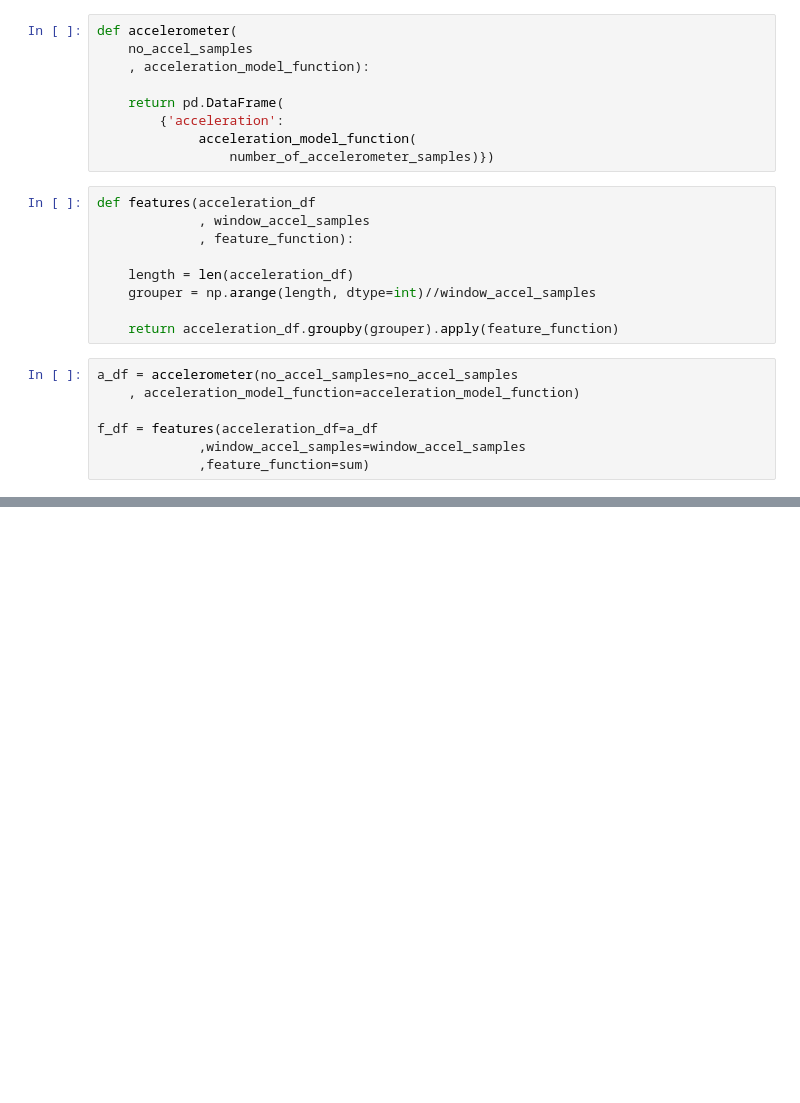
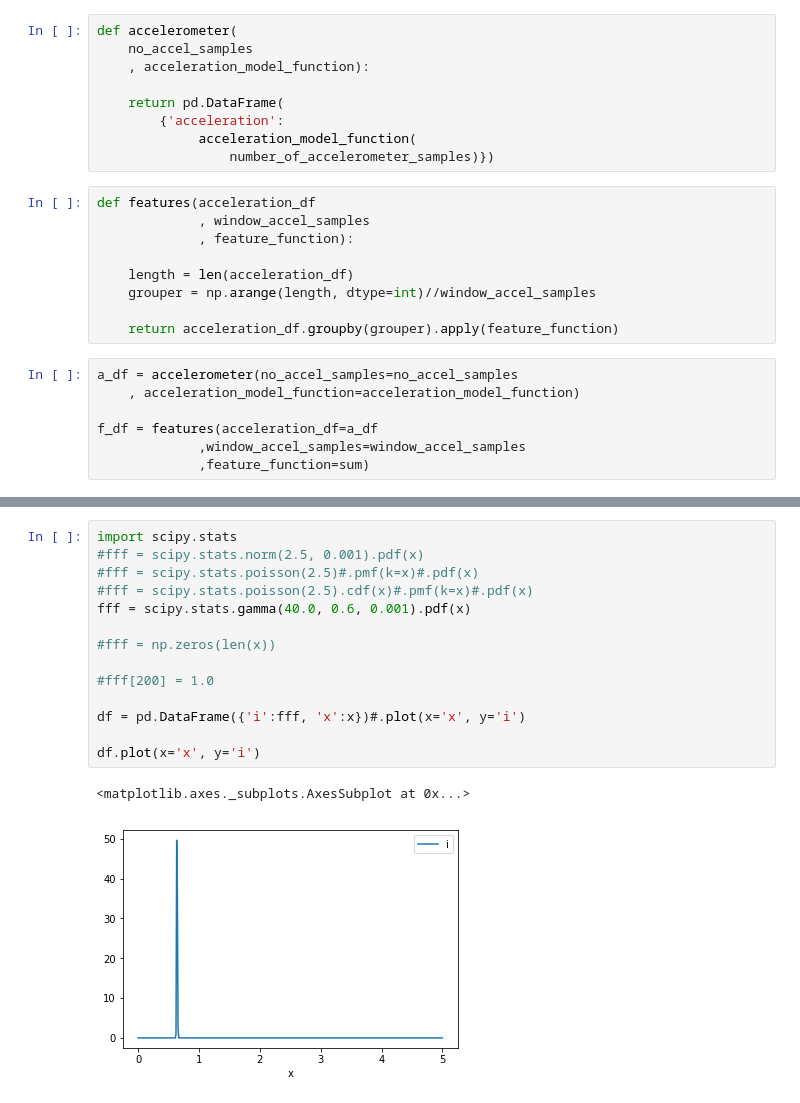
Before and after one commit to douglasmacdonald/python, a Jupyter notebook: notebooks/sim/sim.ipynb, the cells around one changed output, grey strips where cells are left out. Cells and saved outputs as stored; diff of their text form; blank space fills up the shorter version.

```diff
--- a/notebooks/sim/sim.ipynb
+++ b/notebooks/sim/sim.ipynb
@@ -224,0 +333,17 @@ import hmmlearn
+# %%
+import scipy.stats
+#fff = scipy.stats.norm(2.5, 0.001).pdf(x)
+#fff = scipy.stats.poisson(2.5)#.pmf(k=x)#.pdf(x)
+#fff = scipy.stats.poisson(2.5).cdf(x)#.pmf(k=x)#.pdf(x)
+fff = scipy.stats.gamma(40.0, 0.6, 0.001).pdf(x)
+
+#fff = np.zeros(len(x))
+
+#fff[200] = 1.0
+
+df = pd.DataFrame({'i':fff, 'x':x})#.plot(x='x', y='i')
+
+df.plot(x='x', y='i')
+# %% [output]
+<matplotlib.axes._subplots.AxesSubplot at 0x...>
+[figure, added]
```
Also changed, not shown: parts of 24 cells of this notebook.
